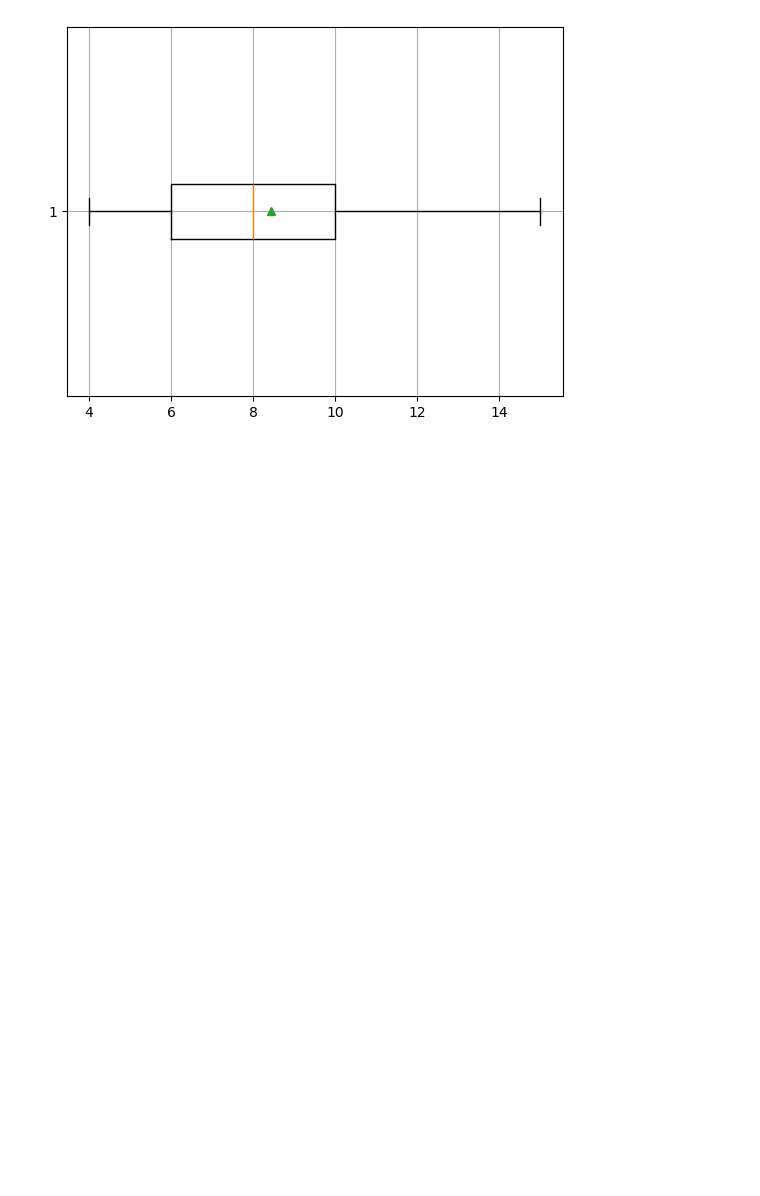
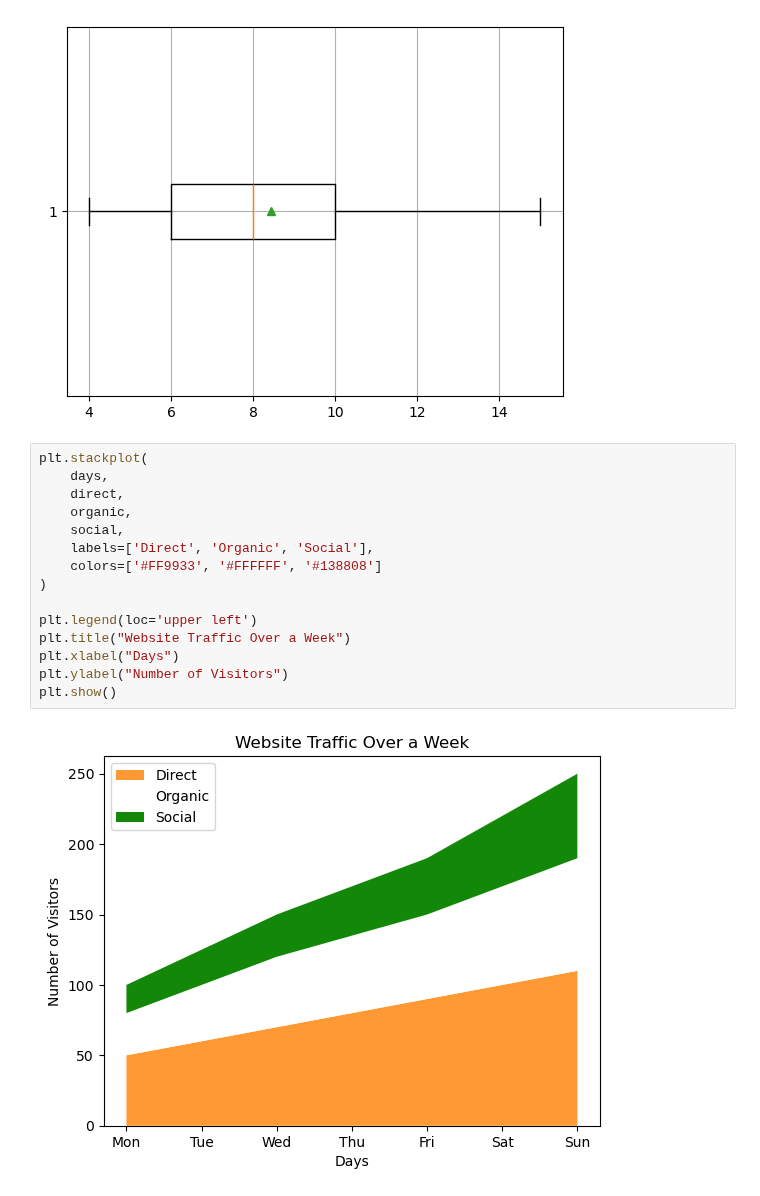
Before and after one commit to PritishMandal/AI-ML-Learning, a Jupyter notebook: Data Visualization-2/Histogram/data visualisation.ipynb, the cells around one changed output. Saved outputs shown, nothing was run; the diff lists cells and outputs as text; blank space fills up the shorter version.

Commit message:
Stack Plot

```diff
--- a/Data Visualization-2/Histogram/data visualisation.ipynb
+++ b/Data Visualization-2/Histogram/data visualisation.ipynb
@@ -93,3 +93,20 @@ plt.boxplot(data, vert=False, showmeans=True, whis=2.0)
 plt.grid(True)
 # %% [output]
 [figure]
+# %%
+plt.stackplot(
+    days,
+    direct,
+    organic,
+    social,
+    labels=['Direct', 'Organic', 'Social'],
+    colors=['#FF9933', '#FFFFFF', '#138808']
+)
+
+plt.legend(loc='upper left')
+plt.title("Website Traffic Over a Week")
+plt.xlabel("Days")
+plt.ylabel("Number of Visitors")
+plt.show()
+# %% [output]
+[figure, added]
```
